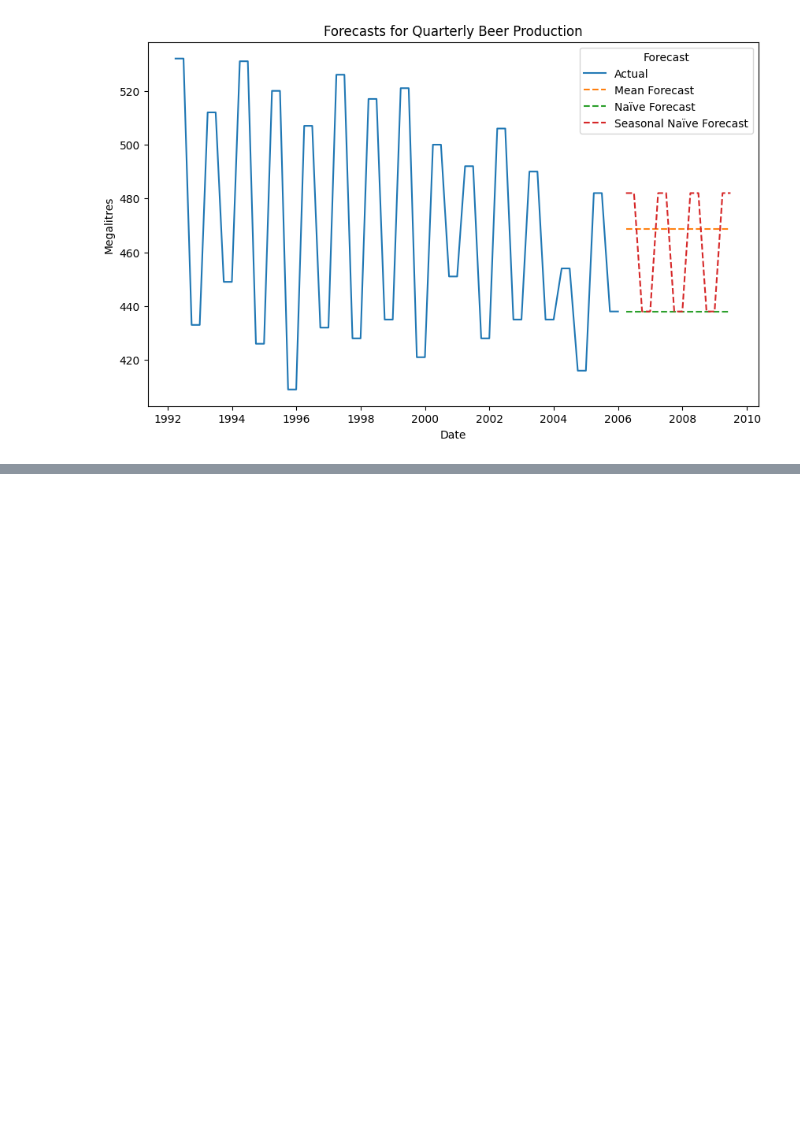
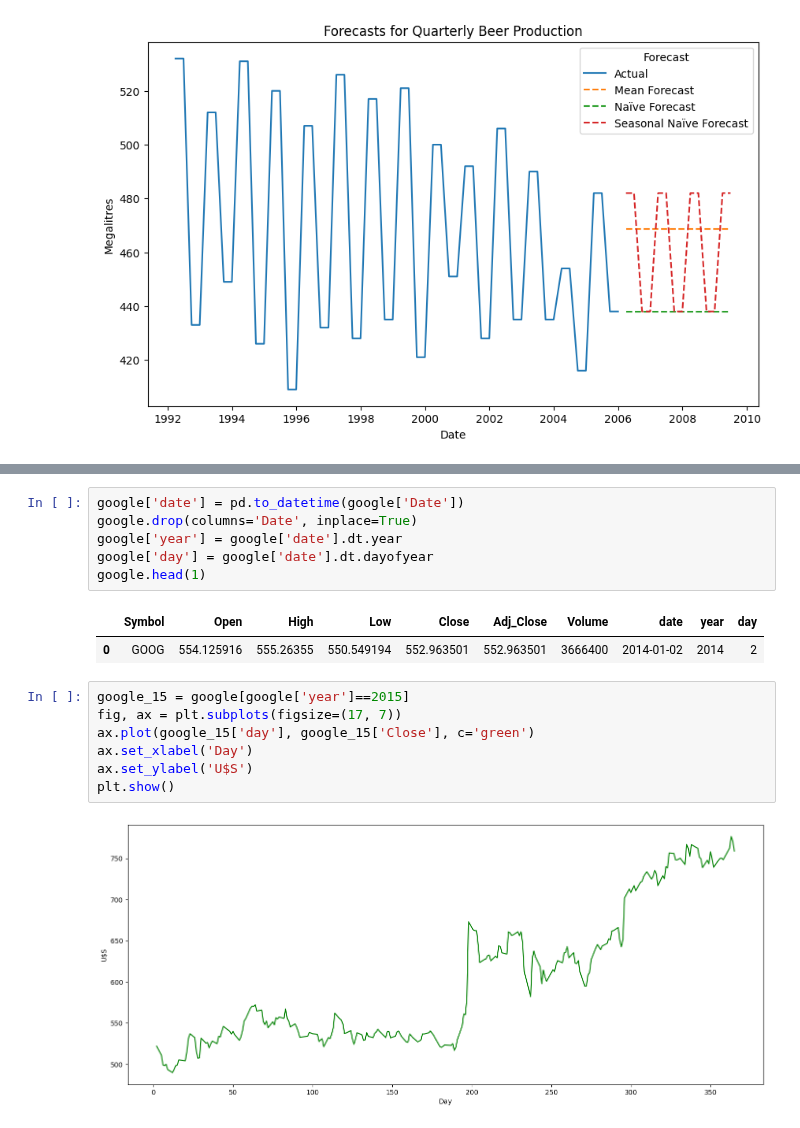
Before and after one commit to DavidGuzzi/TSA, a Jupyter notebook: Forecasting Principles and Practice 3rd/2/5.ipynb, the cells around one changed output, grey strips where cells are left out. Cells and saved outputs as stored; diff of their text form; blank space fills up the shorter version.

```diff
--- a/Forecasting Principles and Practice 3rd/2/5.ipynb
+++ b/Forecasting Principles and Practice 3rd/2/5.ipynb
@@ -360,0 +357,18 @@ plt.show()
+# %%
+google['date'] = pd.to_datetime(google['Date'])
+google.drop(columns='Date', inplace=True)
+google['year'] = google['date'].dt.year
+google['day'] = google['date'].dt.dayofyear
+google.head(1)
+# %% [output]
+|  | Symbol | Open | High | Low | Close | Adj_Close | Volume | date | year | day |
+| 0 | GOOG | 554.125916 | 555.26355 | 550.549194 | 552.963501 | 552.963501 | 3666400 | 2014-01-02 | 2014 | 2 |
+# %%
+google_15 = google[google['year']==2015]
+fig, ax = plt.subplots(figsize=(17, 7))
+ax.plot(google_15['day'], google_15['Close'], c='green')
+ax.set_xlabel('Day')
+ax.set_ylabel('U$S')
+plt.show()
+# %% [output]
+[figure, added]
```
Also changed, not shown: parts of 3 cells of this notebook.
